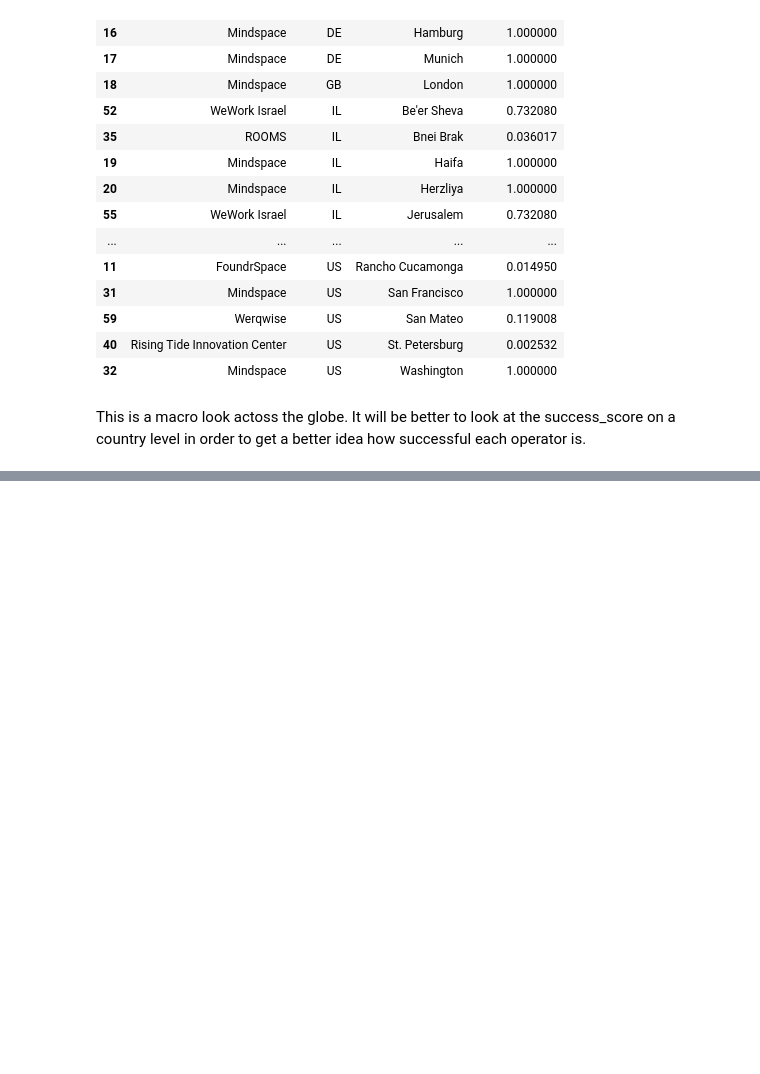
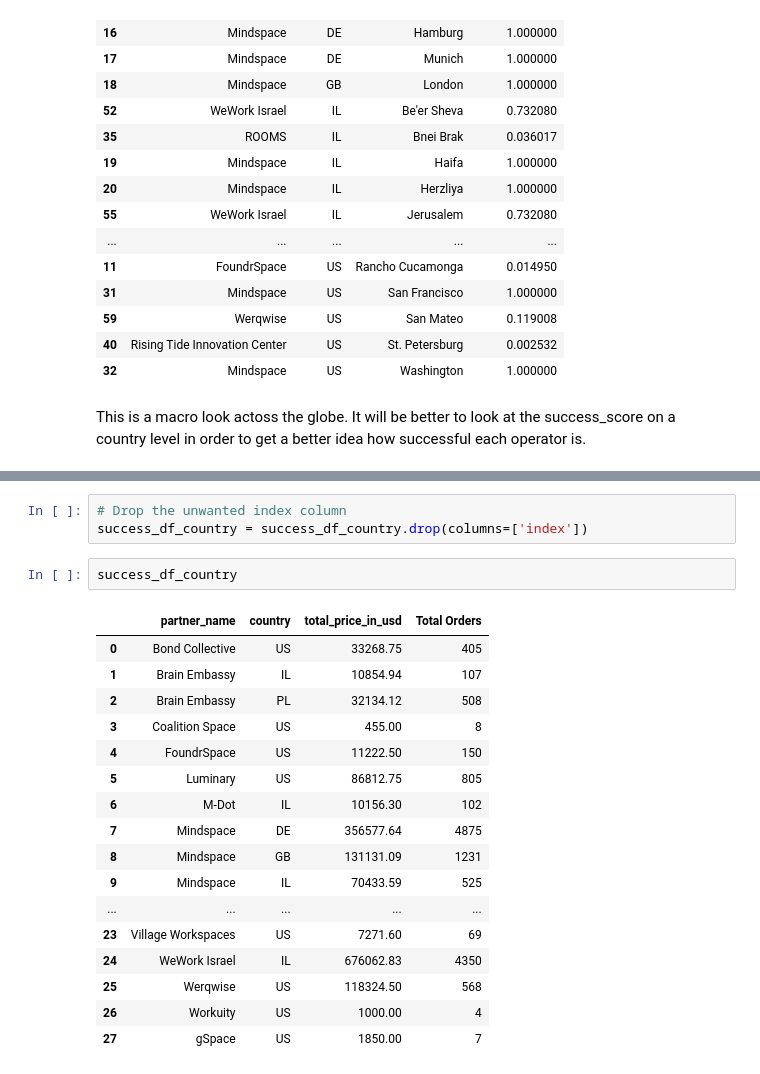
Before and after one commit to talnmizrachi/flexspace_proj, a Jupyter notebook: july_13_flexpython.ipynb, the cells around one changed output, grey strips where cells are left out. Drawn from its saved outputs; the diff is of its cells as text; blank space fills up the shorter version.

```diff
--- a/july_13_flexpython.ipynb
+++ b/july_13_flexpython.ipynb
@@ -175,0 +185,23 @@ This is a macro look actoss the globe. It will be better to look at the success_
+# %%
+# Drop the unwanted index column
+success_df_country = success_df_country.drop(columns=['index'])
+# %%
+success_df_country
+# %% [output]
+|  | partner_name | country | total_price_in_usd | Total Orders |
+| 0 | Bond Collective | US | 33268.75 | 405 |
+| 1 | Brain Embassy | IL | 10854.94 | 107 |
+| 2 | Brain Embassy | PL | 32134.12 | 508 |
+| 3 | Coalition Space | US | 455.00 | 8 |
+| 4 | FoundrSpace | US | 11222.50 | 150 |
+| 5 | Luminary | US | 86812.75 | 805 |
+| 6 | M-Dot | IL | 10156.30 | 102 |
+| 7 | Mindspace | DE | 356577.64 | 4875 |
+| 8 | Mindspace | GB | 131131.09 | 1231 |
+| 9 | Mindspace | IL | 70433.59 | 525 |
+| ... | ... | ... | ... | ... |
+| 23 | Village Workspaces | US | 7271.60 | 69 |
+| 24 | WeWork Israel | IL | 676062.83 | 4350 |
+| 25 | Werqwise | US | 118324.50 | 568 |
+| 26 | Workuity | US | 1000.00 | 4 |
+| 27 | gSpace | US | 1850.00 | 7 |
```
Also changed, not shown: parts of 5 cells of this notebook.
